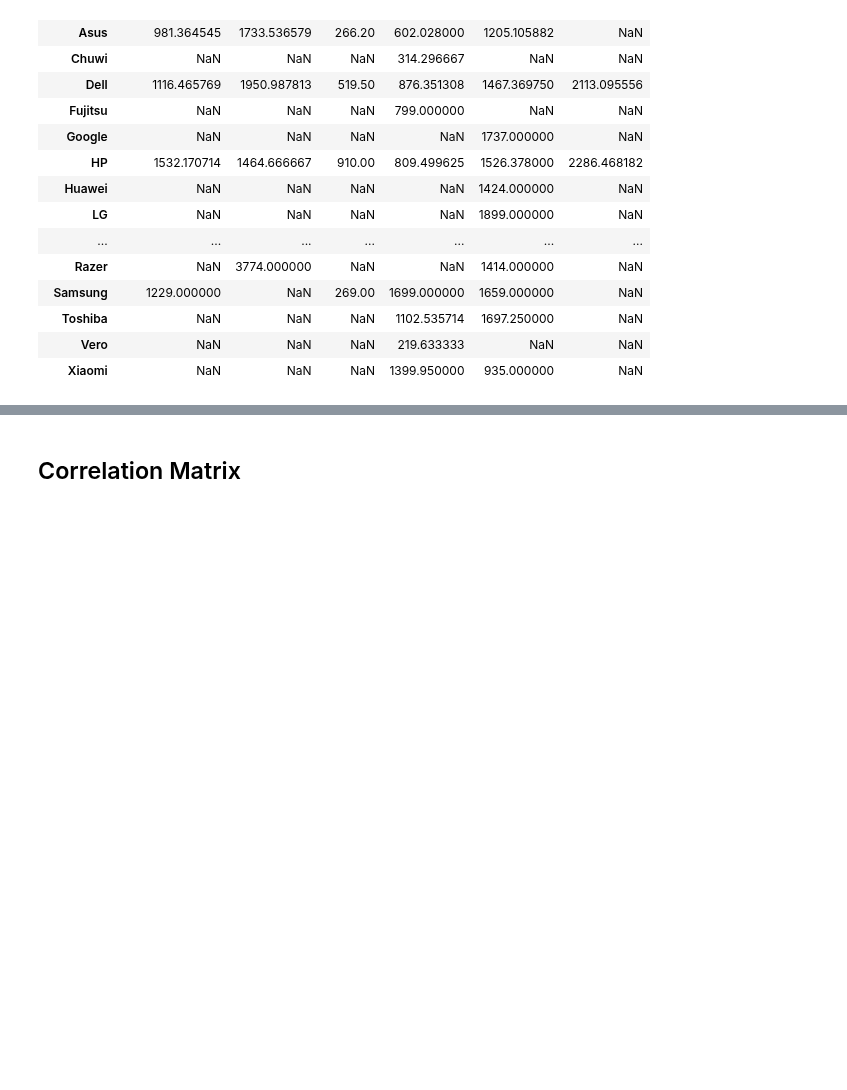
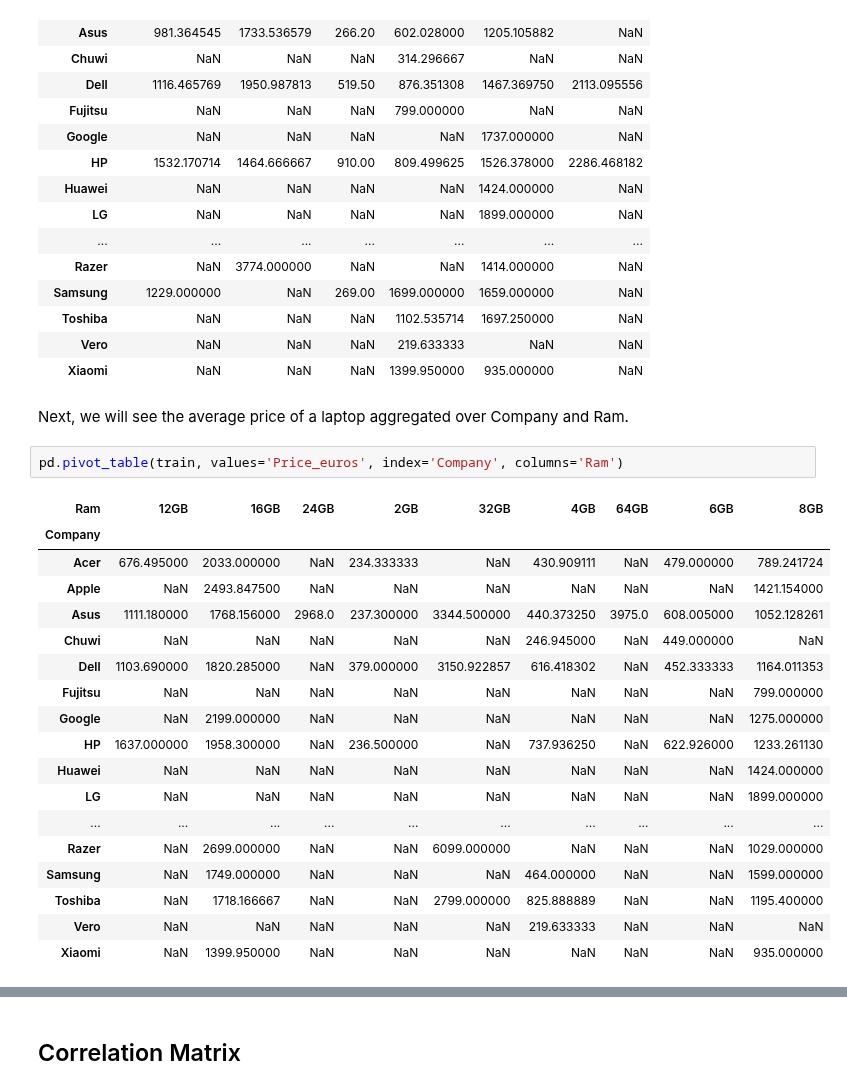
Before and after one commit to ryan-ferns/project_laptop_prices, a Jupyter notebook: laptop-prices-project.ipynb, the cells around one changed output, grey strips where cells are left out. Saved outputs shown, nothing was run; the diff lists cells and outputs as text; blank space fills up the shorter version.

Commit message:
Added pivot tables to the Data Exploration section.

```diff
--- a/laptop-prices-project.ipynb
+++ b/laptop-prices-project.ipynb
@@ -1551,3 +1559,27 @@ pd.pivot_table(train, values='Price_euros', index='Company', columns='TypeName')
 | Toshiba | NaN | NaN | NaN | 1102.535714 | 1697.250000 | NaN |
 | Vero | NaN | NaN | NaN | 219.633333 | NaN | NaN |
 | Xiaomi | NaN | NaN | NaN | 1399.950000 | 935.000000 | NaN |
+# %% [markdown]
+Next, we will see the average price of
+a laptop aggregated over Company and Ram.
+# %%
+pd.pivot_table(train, values='Price_euros', index='Company', columns='Ram')
+# %% [output]
+| Ram | 12GB | 16GB | 24GB | 2GB | 32GB | 4GB | 64GB | 6GB | 8GB |
+| Company |  |  |  |  |  |  |  |  |  |
+| Acer | 676.495000 | 2033.000000 | NaN | 234.333333 | NaN | 430.909111 | NaN | 479.000000 | 789.241724 |
+| Apple | NaN | 2493.847500 | NaN | NaN | NaN | NaN | NaN | NaN | 1421.154000 |
+| Asus | 1111.180000 | 1768.156000 | 2968.0 | 237.300000 | 3344.500000 | 440.373250 | 3975.0 | 608.005000 | 1052.128261 |
+| Chuwi | NaN | NaN | NaN | NaN | NaN | 246.945000 | NaN | 449.000000 | NaN |
+| Dell | 1103.690000 | 1820.285000 | NaN | 379.000000 | 3150.922857 | 616.418302 | NaN | 452.333333 | 1164.011353 |
+| Fujitsu | NaN | NaN | NaN | NaN | NaN | NaN | NaN | NaN | 799.000000 |
+| Google | NaN | 2199.000000 | NaN | NaN | NaN | NaN | NaN | NaN | 1275.000000 |
+| HP | 1637.000000 | 1958.300000 | NaN | 236.500000 | NaN | 737.936250 | NaN | 622.926000 | 1233.261130 |
+| Huawei | NaN | NaN | NaN | NaN | NaN | NaN | NaN | NaN | 1424.000000 |
+| LG | NaN | NaN | NaN | NaN | NaN | NaN | NaN | NaN | 1899.000000 |
+| ... | ... | ... | ... | ... | ... | ... | ... | ... | ... |
+| Razer | NaN | 2699.000000 | NaN | NaN | 6099.000000 | NaN | NaN | NaN | 1029.000000 |
+| Samsung | NaN | 1749.000000 | NaN | NaN | NaN | 464.000000 | NaN | NaN | 1599.000000 |
+| Toshiba | NaN | 1718.166667 | NaN | NaN | 2799.000000 | 825.888889 | NaN | NaN | 1195.400000 |
+| Vero | NaN | NaN | NaN | NaN | NaN | 219.633333 | NaN | NaN | NaN |
+| Xiaomi | NaN | 1399.950000 | NaN | NaN | NaN | NaN | NaN | NaN | 935.000000 |
```
Also changed, not shown: parts of 25 cells of this notebook.
